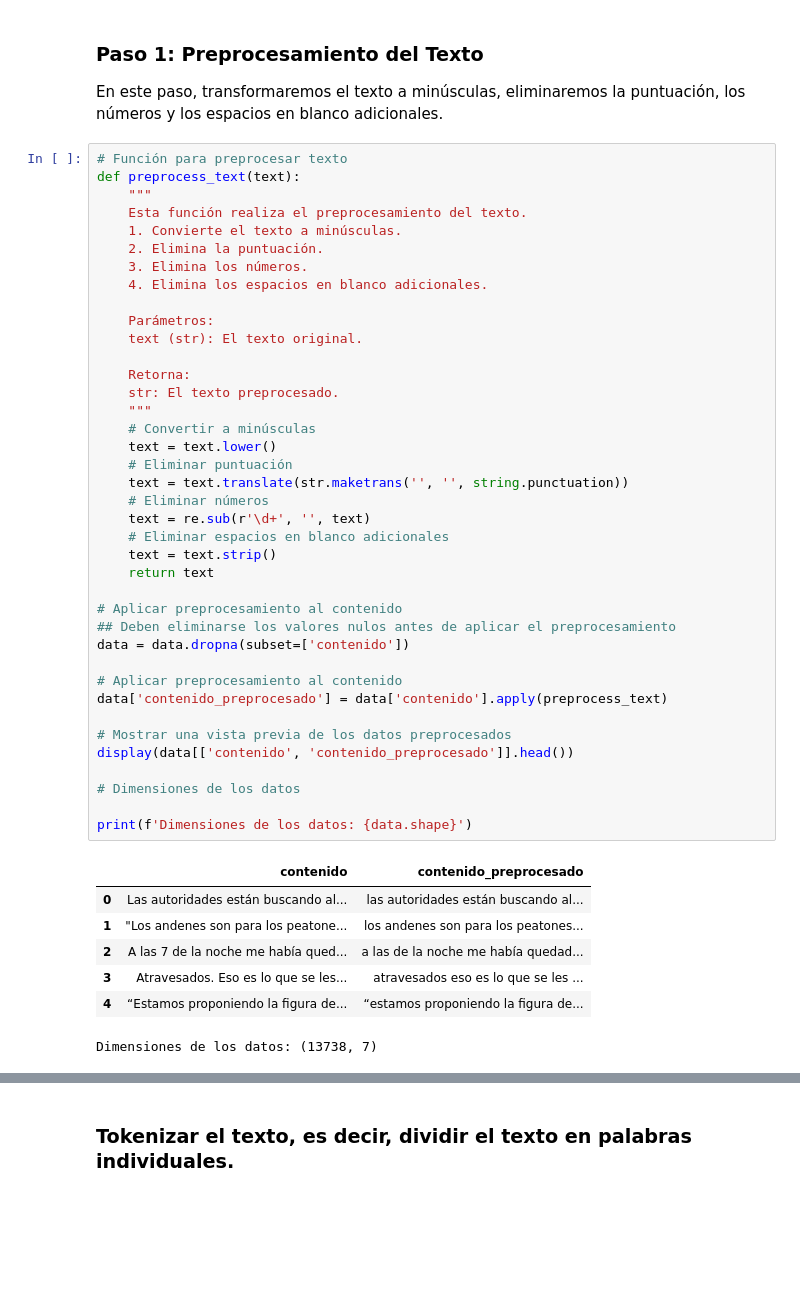
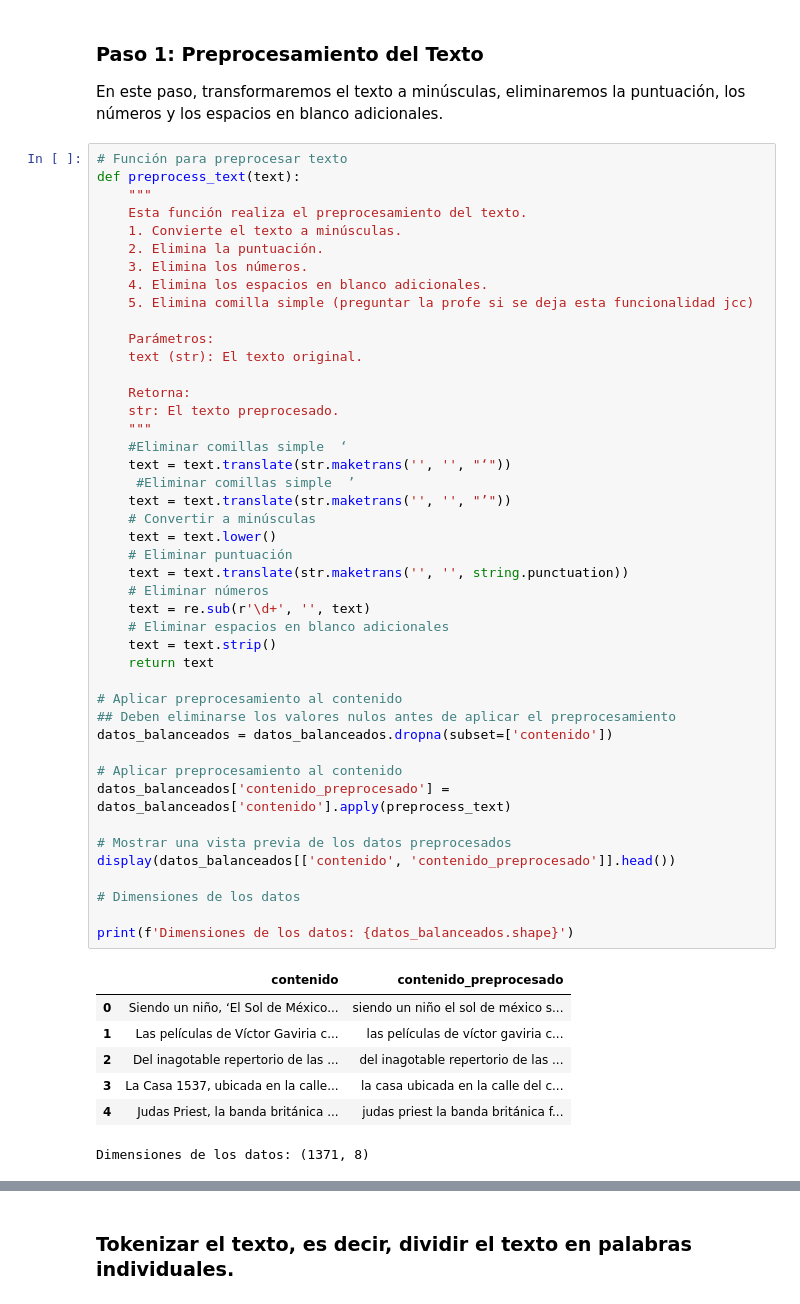
Before and after one commit to ccjaviers777/part_1_guia_final_pln, a Jupyter notebook: Cuadernos/proyecto_npl.ipynb, the cells around one changed output, grey strips where cells are left out. Cells and saved outputs as stored; diff of their text form; blank space fills up the shorter version.

```diff
--- a/Cuadernos/proyecto_npl.ipynb
+++ b/Cuadernos/proyecto_npl.ipynb
@@ -246,43 +294,48 @@ def preprocess_text(text):
     2. Elimina la puntuación.
     3. Elimina los números.
     4. Elimina los espacios en blanco adicionales.
+    5. Elimina comilla simple (preguntar la profe si se deja esta funcionalidad jcc)
 
     Parámetros:
     text (str): El texto original.
 
     Retorna:
     str: El texto preprocesado.
     """
+    #Eliminar comillas simple  ‘
+    text = text.translate(str.maketrans('', '', "‘"))
+     #Eliminar comillas simple  ’
+    text = text.translate(str.maketrans('', '', "’"))
     # Convertir a minúsculas
     text = text.lower()
     # Eliminar puntuación
     text = text.translate(str.maketrans('', '', string.punctuation))
     # Eliminar números
     text = re.sub(r'\d+', '', text)
     # Eliminar espacios en blanco adicionales
     text = text.strip()
     return text
 
 # Aplicar preprocesamiento al contenido
 ## Deben eliminarse los valores nulos antes de aplicar el preprocesamiento
-data = data.dropna(subset=['contenido'])
+datos_balanceados = datos_balanceados.dropna(subset=['contenido'])
 
 # Aplicar preprocesamiento al contenido
-data['contenido_preprocesado'] = data['contenido'].apply(preprocess_text)
+datos_balanceados['contenido_preprocesado'] = datos_balanceados['contenido'].apply(preprocess_text)
 
 # Mostrar una vista previa de los datos preprocesados
-display(data[['contenido', 'contenido_preprocesado']].head())
+display(datos_balanceados[['contenido', 'contenido_preprocesado']].head())
 
 # Dimensiones de los datos
 
-print(f'Dimensiones de los datos: {data.shape}')
+print(f'Dimensiones de los datos: {datos_balanceados.shape}')
 # %% [output]
 |  | contenido | contenido_preprocesado |
-| 0 | Las autoridades están buscando al... | las autoridades están buscando al... |
-| 1 | "Los andenes son para los peatone... | los andenes son para los peatones... |
-| 2 | A las 7 de la noche me había qued... | a las de la noche me había quedad... |
-| 3 | Atravesados. Eso es lo que se les... | atravesados eso es lo que se les ... |
-| 4 | “Estamos proponiendo la figura de... | “estamos proponiendo la figura de... |
+| 0 | Siendo un niño, ‘El Sol de México... | siendo un niño el sol de méxico s... |
+| 1 | Las películas de Víctor Gaviria c... | las películas de víctor gaviria c... |
+| 2 | Del inagotable repertorio de las ... | del inagotable repertorio de las ... |
+| 3 | La Casa 1537, ubicada en la calle... | la casa ubicada en la calle del c... |
+| 4 | Judas Priest, la banda británica ... | judas priest la banda británica f... |
-Dimensiones de los datos: (13738, 7)
+Dimensiones de los datos: (1371, 8)
 # %%
 # Se visualizan todas las columnas del data set
```
Also changed, not shown: parts of 30 cells of this notebook.
